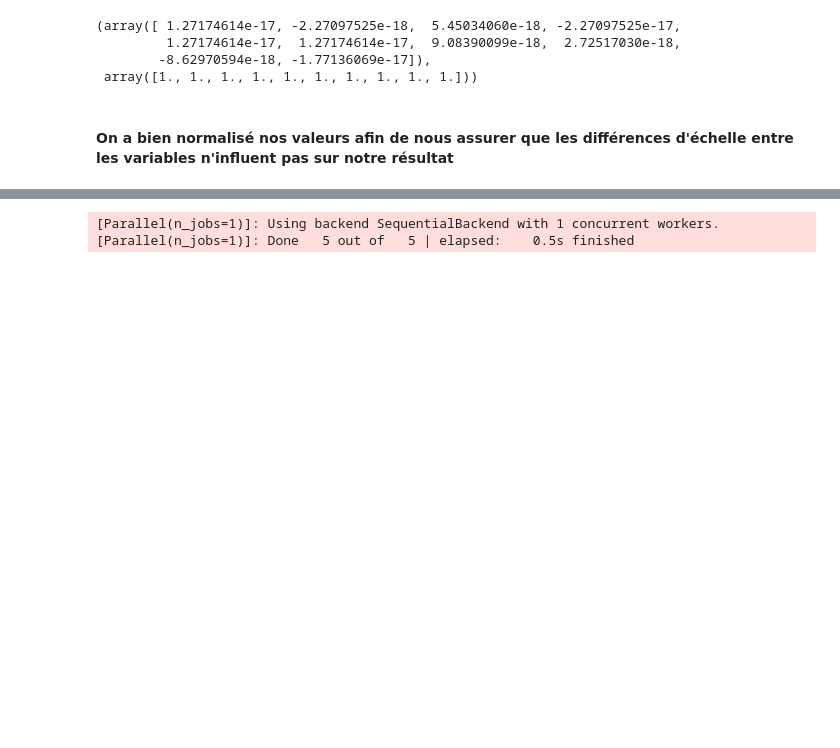
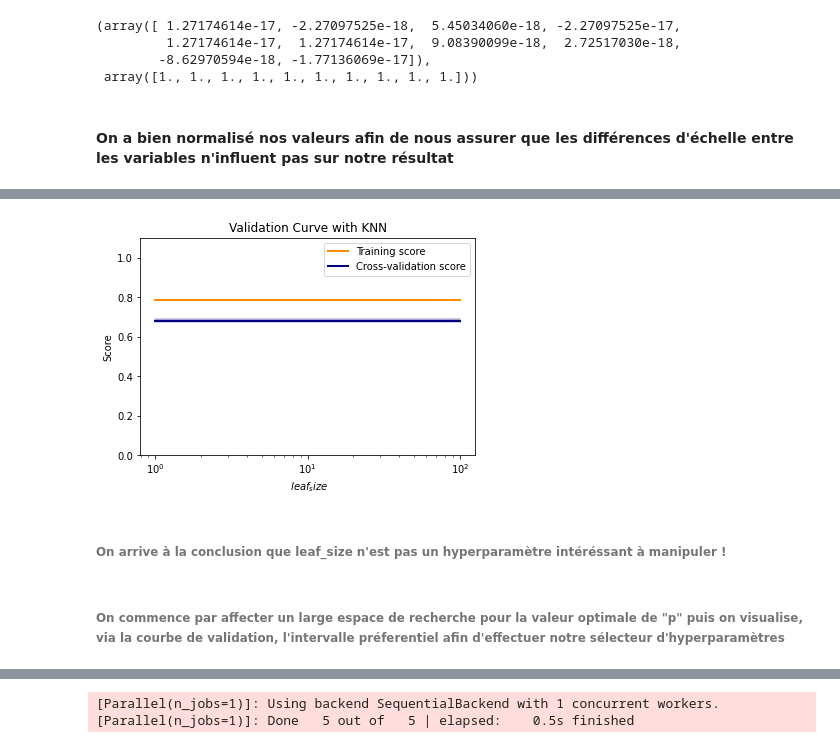
Before and after one commit to QuentinGABOT/Projet-Python, a Jupyter notebook: Projet Python.ipynb, the cells around one changed output, grey strips where cells are left out. Saved outputs shown, nothing was run; the diff lists cells and outputs as text; code cells hidden in the pictures; blank space fills up the shorter version.

```diff
--- a/Projet Python.ipynb
+++ b/Projet Python.ipynb
@@ -157,0 +435,24 @@ def train_model(model, params, X, y):
+# %%
+plt.title("Validation Curve with KNN")
+plt.xlabel(r"$\ leaf_size$")
+plt.ylabel("Score")
+plt.ylim(0.0, 1.1)
+lw = 2
+plt.semilogx(leaf_size_range, knn_leaf_size_train_score_mean, label="Training score",
+             color="darkorange", lw=lw)
+plt.fill_between(leaf_size_range, knn_leaf_size_train_score_mean - knn_leaf_size_train_score_std,
+                 knn_leaf_size_train_score_mean + knn_leaf_size_train_score_std, alpha=0.2,
+                 color="darkorange", lw=lw)
+plt.semilogx(leaf_size_range, knn_leaf_size_test_score_mean, label="Cross-validation score",
+             color="navy", lw=lw)
+plt.fill_between(leaf_size_range, knn_leaf_size_test_score_mean - knn_leaf_size_test_score_std,
+                 knn_leaf_size_test_score_mean + knn_leaf_size_test_score_std, alpha=0.2,
+                 color="navy", lw=lw)
+plt.legend(loc="best")
+plt.show()
+# %% [output]
+[figure, added]
+# %% [markdown]
+###### On arrive à la conclusion que leaf_size n'est pas un hyperparamètre intéréssant à manipuler !
+# %% [markdown]
+###### On commence par affecter un large espace de recherche pour la valeur optimale de "p" puis on visualise, via la courbe de validation, l'intervalle préferentiel afin d'effectuer notre sélecteur d'hyperparamètres
```
Also changed, not shown: parts of 104 cells of this notebook.
